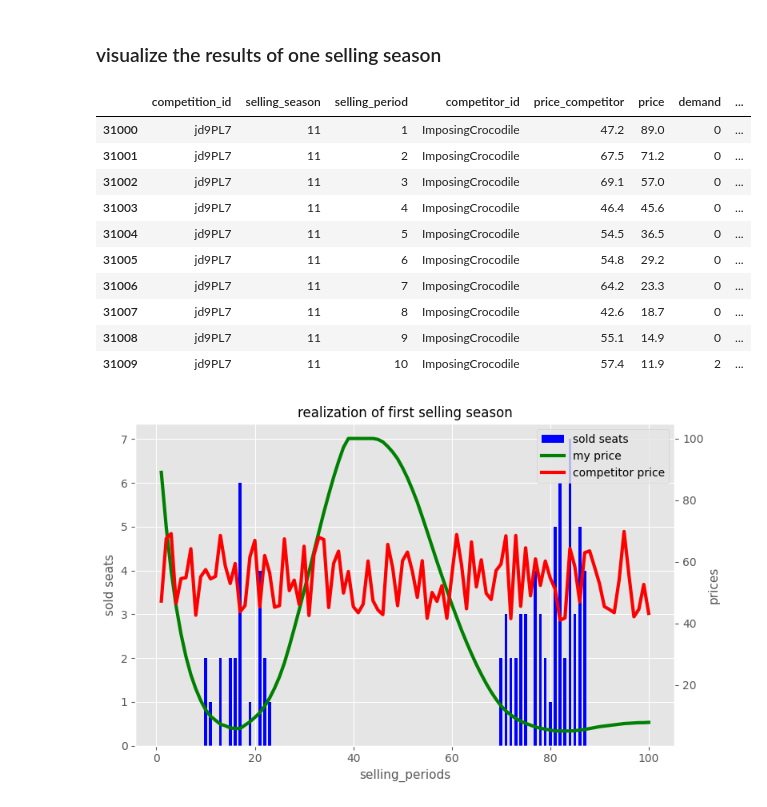
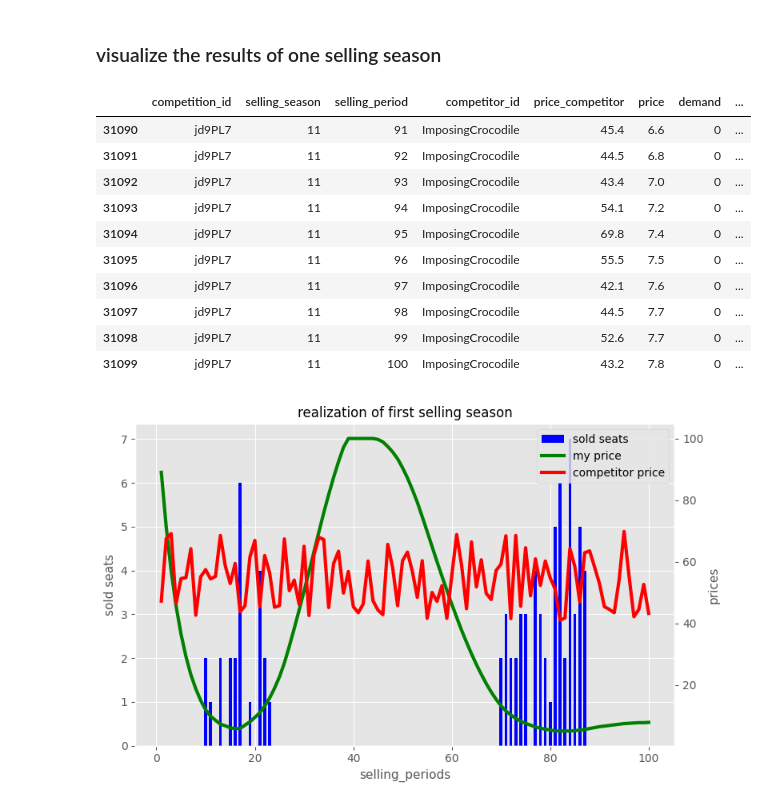
Before and after one commit to qcorveler/Optizoignons, a Jupyter notebook: Travail_Perso/Quentin/modele_prix_concurrent/W2_load_data.ipynb, the cells around one changed output. Drawn from its saved outputs; the diff is of its cells as text; code cells hidden in the pictures.

```diff
--- a/Travail_Perso/Quentin/modele_prix_concurrent/W2_load_data.ipynb
+++ b/Travail_Perso/Quentin/modele_prix_concurrent/W2_load_data.ipynb
@@ -103,20 +105,20 @@ dfx_rev_top.head(10)
 # %%
 id = dfx_rev_top['unique_selling_season_key'].values[-1]
 
 df_aux = df_comp_details[df_comp_details.unique_selling_season_key==id]
-df_aux.head(10)
+df_aux.tail(10)
 # %% [output]
 |  | competition_id | selling_season | selling_period | competitor_id | price_competitor | price | demand | ... |
-| 31000 | jd9PL7 | 11 | 1 | ImposingCrocodile | 47.2 | 89.0 | 0 | ... |
-| 31001 | jd9PL7 | 11 | 2 | ImposingCrocodile | 67.5 | 71.2 | 0 | ... |
-| 31002 | jd9PL7 | 11 | 3 | ImposingCrocodile | 69.1 | 57.0 | 0 | ... |
-| 31003 | jd9PL7 | 11 | 4 | ImposingCrocodile | 46.4 | 45.6 | 0 | ... |
-| 31004 | jd9PL7 | 11 | 5 | ImposingCrocodile | 54.5 | 36.5 | 0 | ... |
-| 31005 | jd9PL7 | 11 | 6 | ImposingCrocodile | 54.8 | 29.2 | 0 | ... |
-| 31006 | jd9PL7 | 11 | 7 | ImposingCrocodile | 64.2 | 23.3 | 0 | ... |
-| 31007 | jd9PL7 | 11 | 8 | ImposingCrocodile | 42.6 | 18.7 | 0 | ... |
-| 31008 | jd9PL7 | 11 | 9 | ImposingCrocodile | 55.1 | 14.9 | 0 | ... |
-| 31009 | jd9PL7 | 11 | 10 | ImposingCrocodile | 57.4 | 11.9 | 2 | ... |
+| 31090 | jd9PL7 | 11 | 91 | ImposingCrocodile | 45.4 | 6.6 | 0 | ... |
+| 31091 | jd9PL7 | 11 | 92 | ImposingCrocodile | 44.5 | 6.8 | 0 | ... |
+| 31092 | jd9PL7 | 11 | 93 | ImposingCrocodile | 43.4 | 7.0 | 0 | ... |
+| 31093 | jd9PL7 | 11 | 94 | ImposingCrocodile | 54.1 | 7.2 | 0 | ... |
+| 31094 | jd9PL7 | 11 | 95 | ImposingCrocodile | 69.8 | 7.4 | 0 | ... |
+| 31095 | jd9PL7 | 11 | 96 | ImposingCrocodile | 55.5 | 7.5 | 0 | ... |
+| 31096 | jd9PL7 | 11 | 97 | ImposingCrocodile | 42.1 | 7.6 | 0 | ... |
+| 31097 | jd9PL7 | 11 | 98 | ImposingCrocodile | 44.5 | 7.7 | 0 | ... |
+| 31098 | jd9PL7 | 11 | 99 | ImposingCrocodile | 52.6 | 7.7 | 0 | ... |
+| 31099 | jd9PL7 | 11 | 100 | ImposingCrocodile | 43.2 | 7.8 | 0 | ... |
 # %%
 fig, ax = plt.subplots(figsize=(8,5))
 
```
Also changed, not shown: parts of 9 cells of this notebook, 1 other file.
